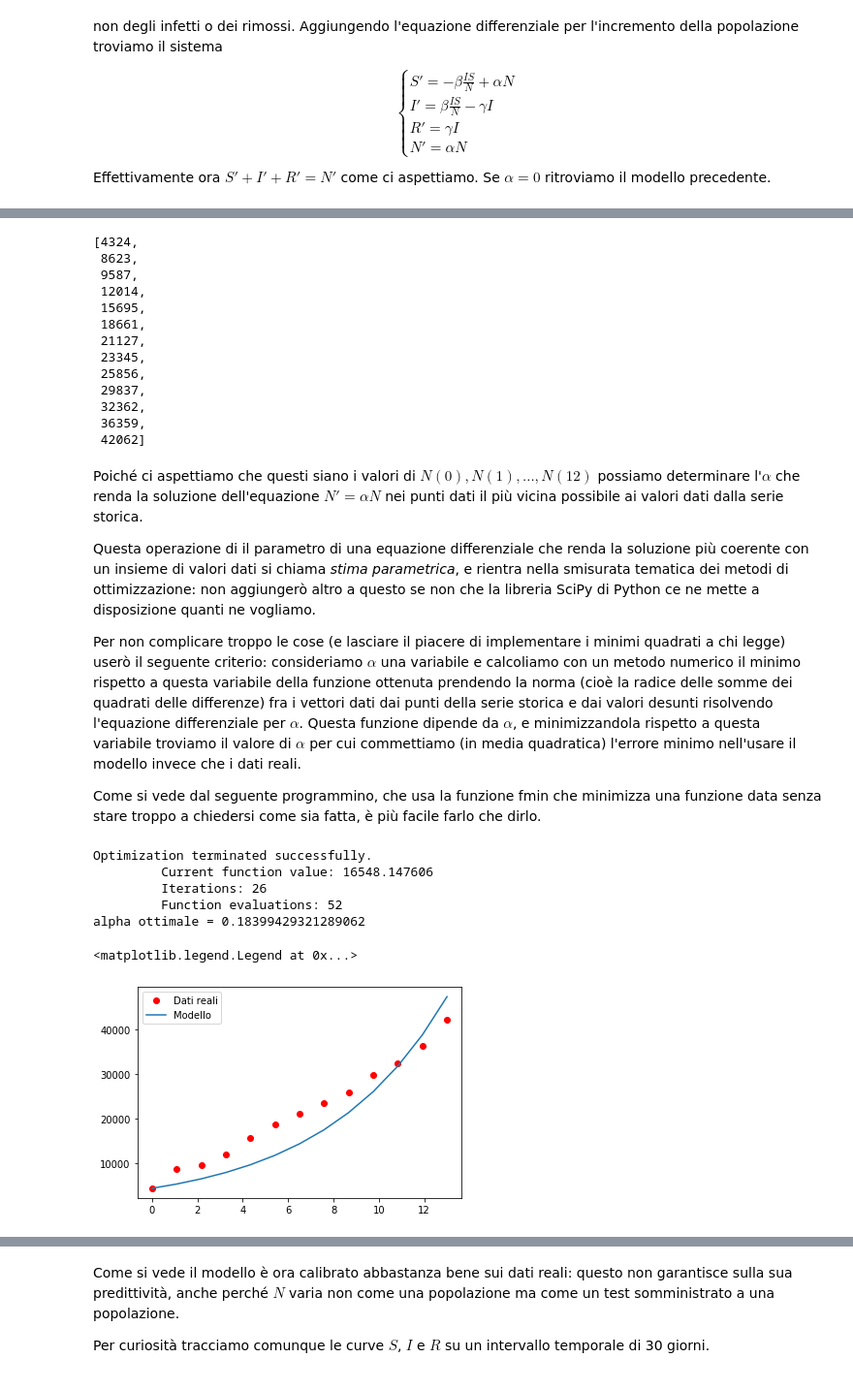
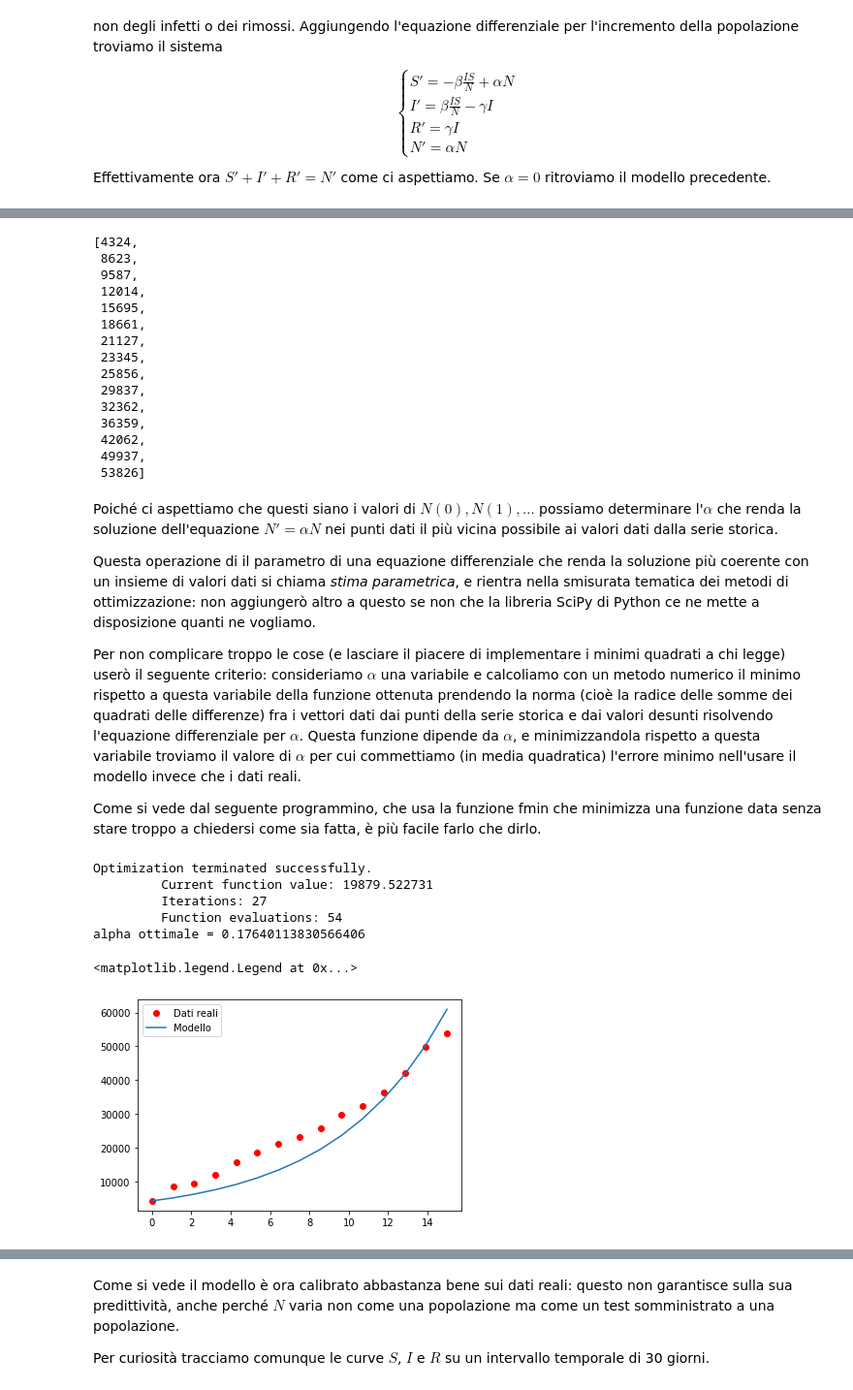
Before and after one commit to pcaressa/note-epidemie, a Jupyter notebook: epidemie.ipynb, the cells around one changed output, grey strips where cells are left out. Shown: that part at 97% size. Saved outputs shown, nothing was run; the diff lists cells and outputs as text; code cells hidden in the pictures.

```diff
--- a/epidemie.ipynb
+++ b/epidemie.ipynb
@@ -623,6 +623,34 @@ DATA = [
         "deceduti": 233,
         "totale_casi": 5883,
         "tamponi": 42062
+    },
+     {
+        "data": "2020-03-08 18:00:00",
+        "stato": "ITA",
+        "ricoverati_con_sintomi": 3557,
+        "terapia_intensiva": 650,
+        "totale_ospedalizzati": 4207,
+        "isolamento_domiciliare": 2180,
+        "totale_attualmente_positivi": 6387,
+        "nuovi_attualmente_positivi": 1326,
+        "dimessi_guariti": 622,
+        "deceduti": 366,
+        "totale_casi": 7375,
+        "tamponi": 49937
+    },
+    {
+        "data": "2020-03-09 18:00:00",
+        "stato": "ITA",
+        "ricoverati_con_sintomi": 4316,
+        "terapia_intensiva": 733,
+        "totale_ospedalizzati": 5049,
+        "isolamento_domiciliare": 2936,
+        "totale_attualmente_positivi": 7985,
+        "nuovi_attualmente_positivi": 1598,
+        "dimessi_guariti": 724,
+        "deceduti": 463,
+        "totale_casi": 9172,
+        "tamponi": 53826
     }
 ]
 # %% [markdown]
@@ -712,9 +740,11 @@ serie_N
  29837,
  32362,
  36359,
- 42062]
+ 42062,
+ 49937,
+ 53826]
 # %% [markdown]
-Poiché ci aspettiamo che questi siano i valori di $N(0), N(1), ..., N(12)$ possiamo determinare l'$\alpha$ che renda la soluzione dell'equazione $N'=\alpha N$ nei punti dati il più vicina possibile ai valori dati dalla serie storica.
+Poiché ci aspettiamo che questi siano i valori di $N(0), N(1), ...$ possiamo determinare l'$\alpha$ che renda la soluzione dell'equazione $N'=\alpha N$ nei punti dati il più vicina possibile ai valori dati dalla serie storica.
 
 Questa operazione di il parametro di una equazione differenziale che renda la soluzione più coerente con un insieme di valori dati si chiama *stima parametrica*, e rientra nella smisurata tematica dei metodi di ottimizzazione: non aggiungerò altro a questo se non che la libreria SciPy di Python ce ne mette a disposizione quanti ne vogliamo.
 
@@ -726,37 +756,37 @@ import matplotlib.pyplot as plt
 import numpy as np
 from scipy.integrate import odeint
 from scipy.optimize import fmin
 
 serie_N = np.array([misura["tamponi"] for misura in DATA])
 N0 = serie_N[0]
 
 t0 = 0
 t1 = len(serie_N)
 intervallo = np.linspace(t0, t1, len(serie_N))
 
 def f(y, t, alpha):
     return alpha*y[0]
 
 def modello(alpha):
     y = odeint(f, N0, intervallo, args=(alpha,))
     return np.linalg.norm(y[:,0] - serie_N)
 
 # Trova il valore ottimale di alpha
 alpha_ottimale = fmin(modello, 2.5)
 
 print("alpha ottimale =", alpha_ottimale[0])
 
 # Ora disegna la soluzione per l'alpha ottimale
 y = odeint(f, N0, intervallo, args=(alpha_ottimale,))
-plt.plot(np.linspace(t0, t1, 13), serie_N, 'ro', label="Dati reali")
+plt.plot(intervallo, serie_N, 'ro', label="Dati reali")
 plt.plot(intervallo, y[:,0], label="Modello")
 plt.legend()
 # %% [output]
 Optimization terminated successfully.
-         Current function value: 16548.147606
-         Iterations: 26
-         Function evaluations: 52
-alpha ottimale = 0.18399429321289062
+         Current function value: 19879.522731
+         Iterations: 27
+         Function evaluations: 54
+alpha ottimale = 0.17640113830566406
 <matplotlib.legend.Legend at 0x...>
-[figure, old version]
+[figure, new version]
 # %% [markdown]
```
Also changed, not shown: parts of 10 cells of this notebook.
